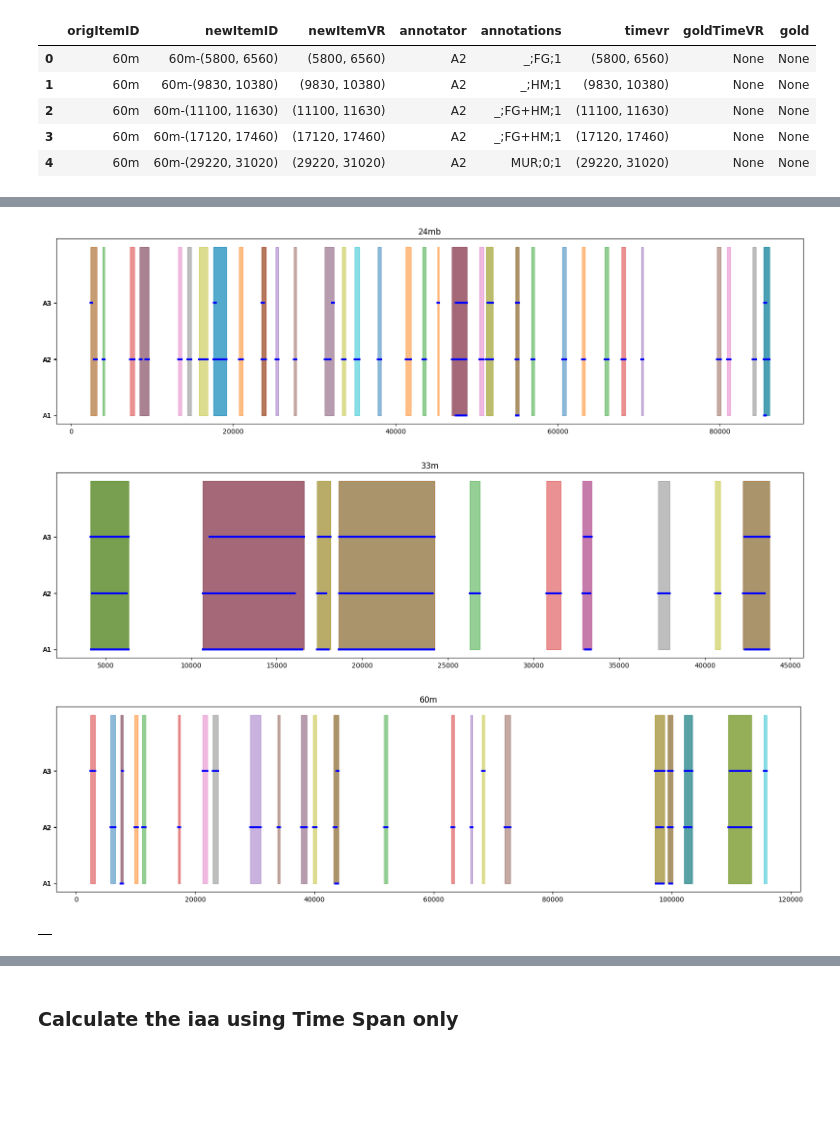
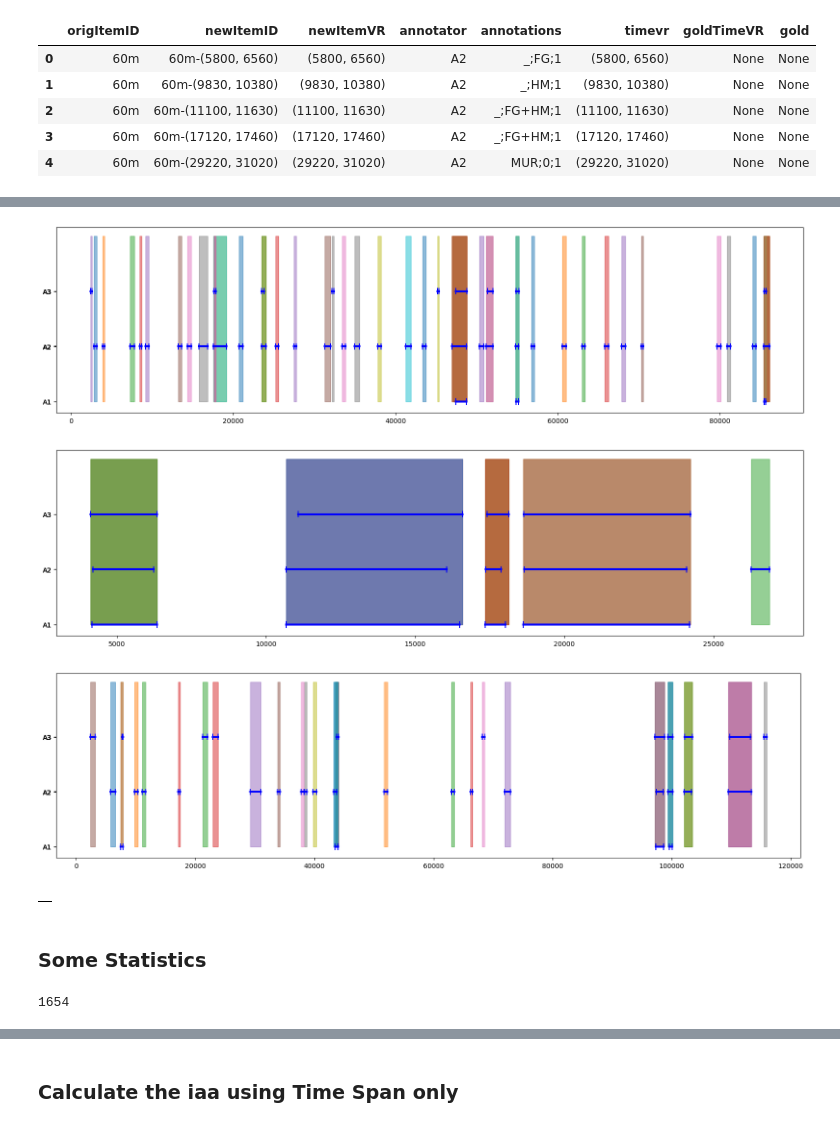
Before and after one commit to rufaelfekadu/Stutter-detection, a Jupyter notebook: notebooks/our_annotations.ipynb, the cells around one changed output, grey strips where cells are left out. Drawn from its saved outputs; the diff is of its cells as text; code cells hidden in the pictures; blank space fills up the shorter version.

```diff
--- a/notebooks/our_annotations.ipynb
+++ b/notebooks/our_annotations.ipynb
@@ -15,6 +20,16 @@ class Vector(object):
 
     def __sub__(self, other):
         return Vector(self.end, other.start)
+
+    def __gt__(self, other):
+        if isinstance(other, Vector):
+            return self.start > other.start
+        return NotImplemented
+
+    def __lt__(self, other):
+        if isinstance(other, Vector):
+            return self.start < other.start
+        return NotImplemented
 
     def intersects(self, other):
         # check if two vectors intersect
@@ -50,6 +65,9 @@ def f1_score(a, b):
 def iou_multiple(vas, vbs):
     return np.mean([iou(va, vb) for va in vas for vb in vbs])
 
+def inv_iou(x, y):
+    return 1 - iou(x, y)
+
 def normalized_hamming_distance(label1, label2):
     differences = sum(1 for l1, l2 in zip(label1[1], label2[1]) if l1 != l2)
     hamming_distance = differences / len(label1)
@@ -94,6 +112,15 @@ from sklearn.cluster import AgglomerativeClustering
 from sklearn.metrics import euclidean_distances
 from collections import defaultdict
 import copy
+
+def non_overlapping_distance(a, b):
+    # Assuming a and b are tuples or lists of (start, end)
+    start_a, end_a = a.start, a.end
+    start_b, end_b = b.start, b.end
+    if end_a < start_b or end_b < start_a:
+        return 2
+    else:
+        return 1 - iou(a, b)  # Use IoU-based distance for overlapping intervals
 
 def unionize_vectorrange_sequence(vectorranges):
     min_s = min([vr.start for vr in vectorranges])
@@ -138,22 +165,21 @@ def fragment_by_overlaps(annodf, uid_colname, item_colname, label_colname, decom
         resultdfs.append(pd.DataFrame({"origItemID":origItemID, "newItemID":newItemID, "newItemVR":newItemVR, uid_colname:uid, label_colname:label, "timevr":timevr, "goldTimeVR":goldtimevr, "gold":goldlabel}))
     return pd.concat(resultdfs)
 
-def decomp_fn(vectorranges, use_centroids=True, dist_fn=None):
+def decomp_fn(vectorranges, use_centroids=False, dist_fn=None):
 
     if use_centroids:
         centroids = np.array([vr.centroid for vr in vectorranges]).reshape(-1, 1)
         # dists = euclidean_distances(centroids)
         # mean_dist = np.std(dists)
-        mean_dist = 1000
+        mean_dist = 60
         clustering = AgglomerativeClustering(n_clusters=None,
                                              distance_threshold=mean_dist)
         clustering.fit(centroids)
     else:
-        dists = np.array([[1 - iou(a, b) for a in vectorranges] for b in vectorranges])
-        mean_dist = np.std(dists)
+        dists = np.array([[non_overlapping_distance(a,b) for a in vectorranges] for b in vectorranges])
+        mean_dist = 1
         clustering = AgglomerativeClustering(n_clusters=None,
                                              distance_threshold=mean_dist,
-                                             affinity="precomputed",
                                              linkage="average")
         clustering.fit(dists)
 
@@ -197,39 +216,49 @@ grannodf[grannodf['gold'].notnull()]
 # %%
 # visualize groupings
-from matplotlib.patches import Rectangle
 def plot_vectorranges(vr,y, color='b', linewidth=1, alpha=1):
     plt.plot([vr.start, vr.end], y, color=color, linewidth=linewidth, alpha=alpha)
+    # plot the vertexes with vertical lines
+    plt.plot([vr.start, vr.start], [y[0]-0.05, y[0]+0.05], color=color, linewidth=0.5*linewidth, alpha=alpha)
+    plt.plot([vr.end, vr.end], [y[0]-0.05, y[0]+0.05], color=color, linewidth=0.5*linewidth, alpha=alpha)
 
 def plot_ann(data):
     vrs = [va for va in data['timevr']]
     ys = [i for i in data['annotator_id']]
     unique_items = data['newItemID'].unique()
 
     # colors = sns.color_palette('tab10', n_colors=len(unique_items))
 
     fig, ax = plt.subplots(figsize=(20, 5))
     for vr, y in zip(vrs, ys):
         plot_vectorranges(vr, [y,y], linewidth=3)
 
     colors = sns.color_palette('tab10', n_colors=len(unique_items))
     # plot the groupings
     for i,vr in enumerate(data['newItemVR']):
         color = i % len(colors)
         ax.add_patch(Rectangle((vr.start, 0), len(vr), 3, alpha=0.5, color=colors[color]))
     # plot the gold annotation with dashed rectangle
-    for i,vr in enumerate(data['gold']):
-        if vr:
-            ax.add_patch(Rectangle((vr[0].start, 0), len(vr[0]), 3, linestyle='--', facecolor='none', fill=None))
+    # for i,vr in enumerate(data['gold']):
+    #     if vr:
+    #         ax.add_patch(Rectangle((vr[0].start, 0), len(vr[0]), 3, linestyle='--', facecolor='none', fill=None))
 
     plt.yticks(ys, data['annotator'])
-    plt.title(data['origItemID'].values[0])
+    # plt.title(data['origItemID'].values[0])
     plt.show()
 
 grannodf['annotator_id'] = grannodf['annotator'].astype('category').cat.codes
 # grannodf['timeVr'] = grannodf['annotations'].apply(lambda x: x[0])
 grannodf.iloc[:100].groupby('origItemID').apply(plot_ann)
 # %% [output]
-[figure, old version]
+[figure, new version]
-[figure, old version]
+[figure, new version]
-[figure, old version]
+[figure, new version]
 |  |
+# %% [markdown]
+### Some Statistics
+# %%
+
+# count the number of unique items
+grannodf['newItemID'].nunique()
+# %% [output]
+1654
```
Also changed, not shown: parts of 34 cells of this notebook.
